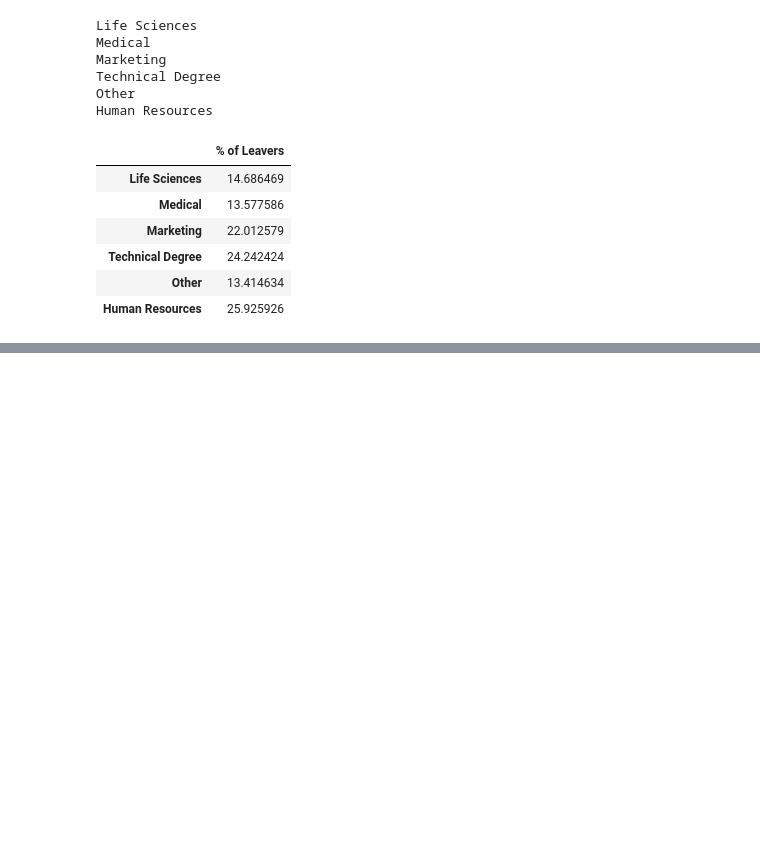
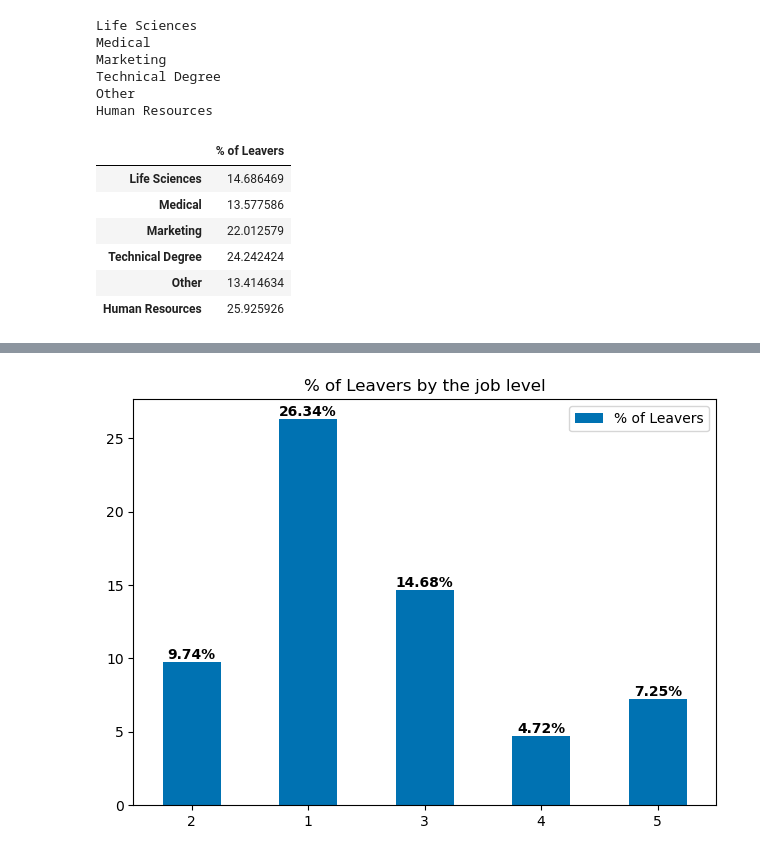
Before and after one commit to ZakariaElKazdam/Attrition-detection, a Jupyter notebook: attrition_detection.ipynb, the cells around one changed output, grey strips where cells are left out. Saved outputs shown, nothing was run; the diff lists cells and outputs as text; code cells hidden in the pictures; blank space fills up the shorter version.

```diff
--- a/attrition_detection.ipynb
+++ b/attrition_detection.ipynb
@@ -439,0 +458,8 @@ Name: Human Resources, dtype: float64
+# %%
+df_joblvl = pd.DataFrame(columns = ['% of Leavers'])
+
+for lvl in data.JobLevel.unique():
+    ratio = data[(data['JobLevel']==lvl)&(data['Attrition']=="Yes")].shape[0] / len(data[data.JobLevel == lvl])
+    df_joblvl.loc[lvl] =(ratio*100)
+
+df_joblvl
@@ -439,0 +473,13 @@ Name: Human Resources, dtype: float64
+# %%
+ax = df_joblvl.plot(kind='bar' , title = '% of Leavers by the job level' )
+
+for i, (index, row) in enumerate(df_joblvl.iterrows()):
+    value = row['% of Leavers']
+    ax.text(i, value , f'{value:.2f}%',
+            ha='center', va='bottom', fontweight='bold')
+
+plt.xticks(rotation = 0)
+plt.tight_layout()
+plt.show()
+# %% [output]
+[figure, added]
```
Also changed, not shown: parts of 45 cells of this notebook.
